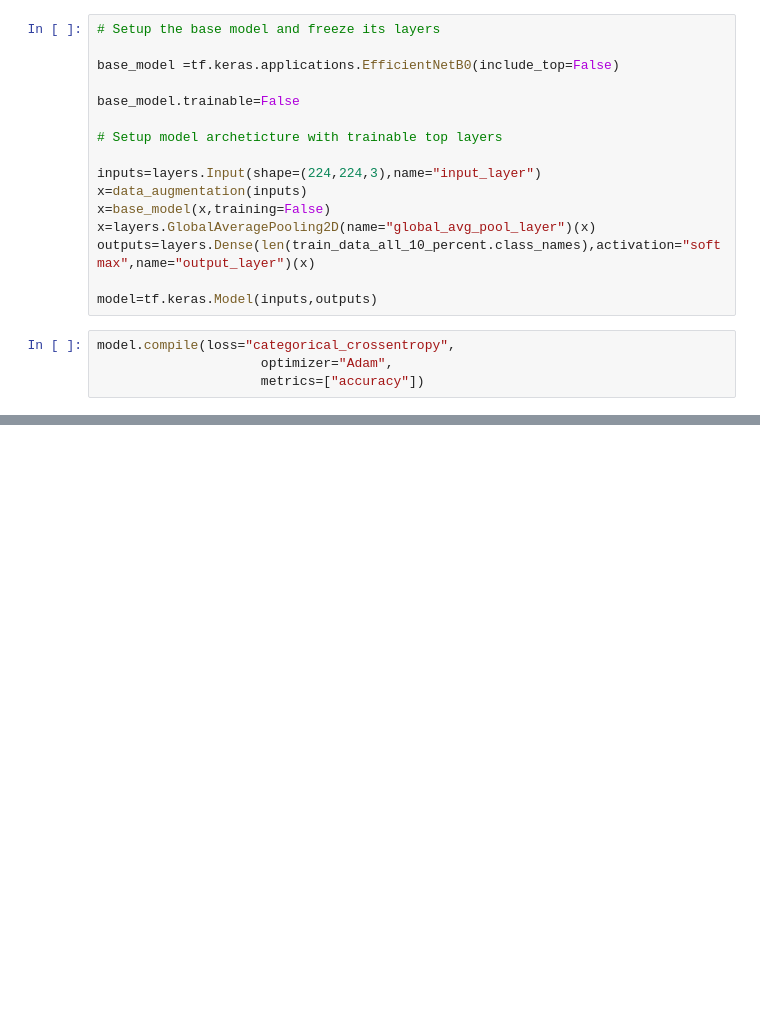
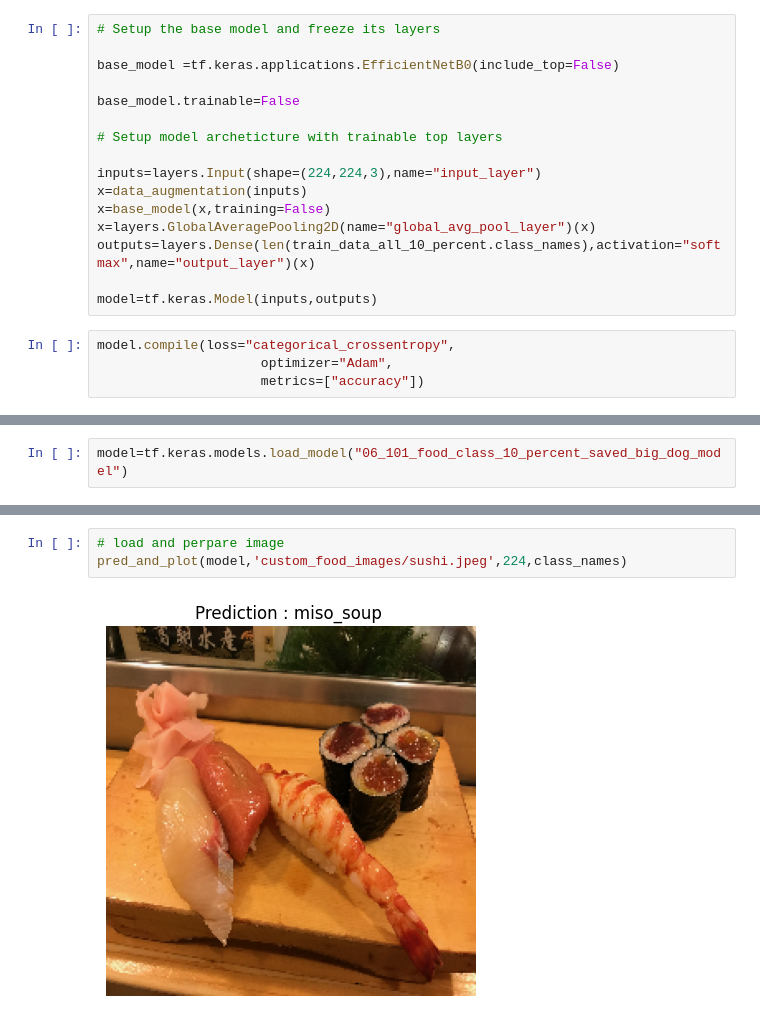
Before and after one commit to Meta-c/Tensorflow-Certificate-preparation, a Jupyter notebook: 06_transfer_learning_scaling_up.ipynb, the cells around one changed output, grey strips where cells are left out. Drawn from its saved outputs; the diff is of its cells as text; blank space fills up the shorter version.

```diff
--- a/06_transfer_learning_scaling_up.ipynb
+++ b/06_transfer_learning_scaling_up.ipynb
@@ -129,0 +205,2 @@ Epoch 5: val_accuracy did not improve from 0.54582
+# %%
+model=tf.keras.models.load_model("06_101_food_class_10_percent_saved_big_dog_model")
@@ -129,0 +449,5 @@ Epoch 5: val_accuracy did not improve from 0.54582
+# %%
+# load and perpare image
+pred_and_plot(model,'custom_food_images/sushi.jpeg',224,class_names)
+# %% [output]
+[figure, added]
```
Also changed, not shown: parts of 37 cells of this notebook, 20 other files.
